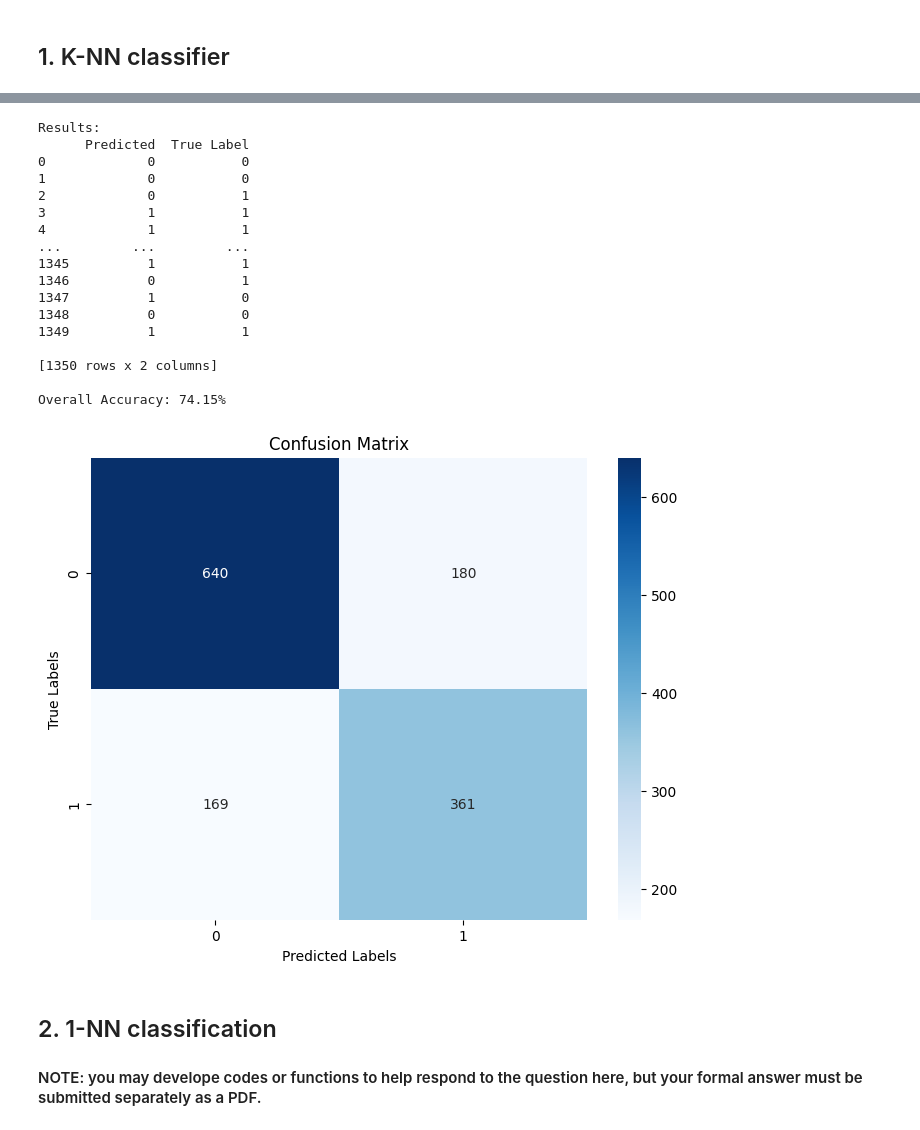
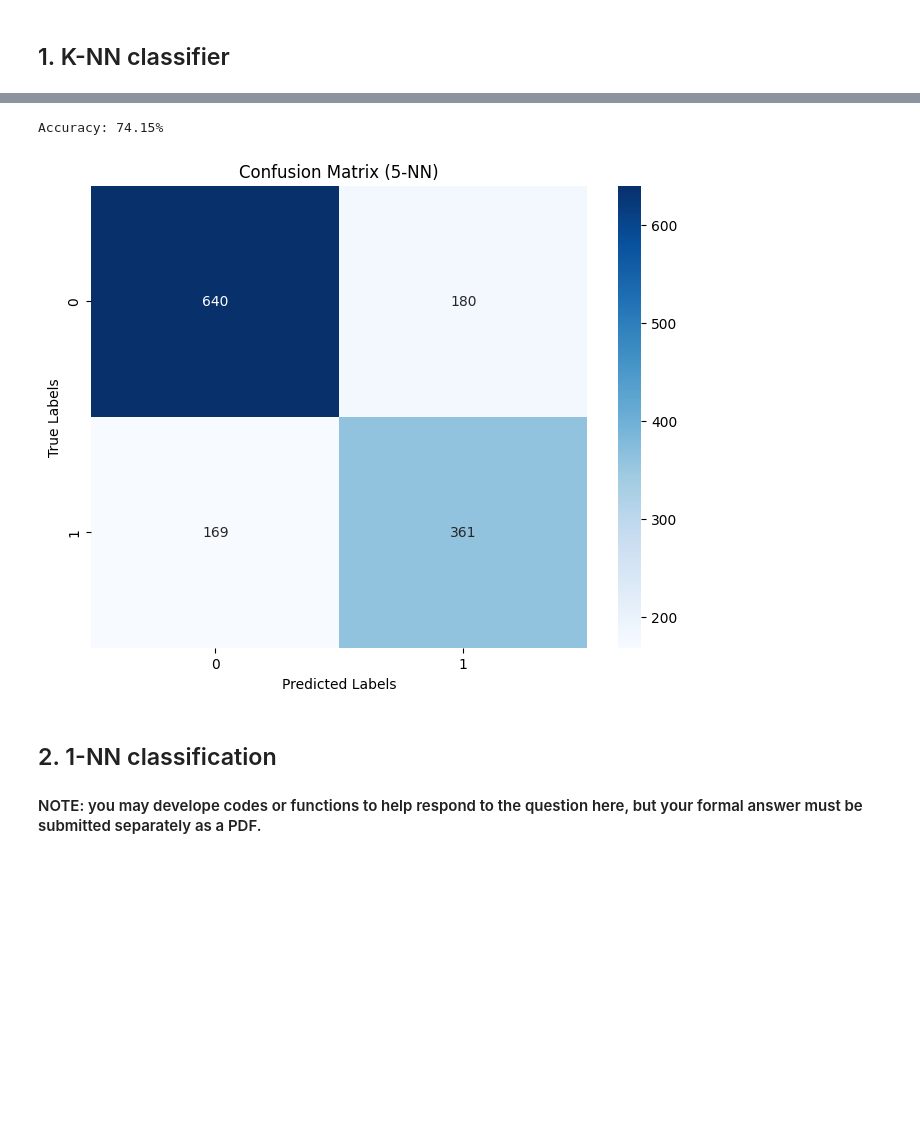
Before and after one commit to JZYNX/ML-assignment-1, a Jupyter notebook: COMP30027_2024_asst1_template.ipynb, the cells around one changed output, grey strips where cells are left out. Drawn from its saved outputs; the diff is of its cells as text; code cells hidden in the pictures; blank space fills up the shorter version.

Commit message:
saved images to results for discussion

```diff
--- a/COMP30027_2024_asst1_template.ipynb
+++ b/COMP30027_2024_asst1_template.ipynb
@@ -155,3 +89,24 @@ class KNNClassifier:
+# %%
+from tabulate import tabulate
+
+def reportToTable(report, max_support):
+    '''
+    Helper function to convert a classification report from sklearn into a readable table from tabulate
+    '''
+    # Convert report to table
+    table = []
+    for label, metrics in report.items():
+        if label == 'accuracy':
+            accuracy = round(metrics, 2)  # Round accuracy to two decimal places
+            table.append(['accuracy', '', '', accuracy, max_support])
+        else:
+            precision = round(metrics['precision'], 2)  # Round precision to two decimal places
+            recall = round(metrics['recall'], 2)  # Round recall to two decimal places
+            f1_score = round(metrics['f1-score'], 2)  # Round F1-score to two decimal places
+            table.append([label, precision, recall, f1_score, metrics['support']])
+
+    table = tabulate(table, headers=['Class', 'Precision', 'Recall', 'F1-score', 'Support'], tablefmt='grid')
+    return table
 # %%
 # Read training and testing dataset into dataframes
 train_df = pd.read_csv("winequality-train.csv")
@@ -226,51 +122,40 @@ Name: quality, dtype: int64
 # %%
 # Initiate the KNN classifier and fit it to the training data
 knn = KNNClassifier(k=5, debug=False)
 knn.fit(X_train, y_train)
 
 # Visualise the predictions made by KNN Classifier
 # Make predictions on the test data
 predictions = knn.predict(X_test)
 true_labels = y_test
 
-results_df = pd.DataFrame({'Predicted': predictions, 'True Label': true_labels})
+# Get Classification Report
+report = classification_report(true_labels, predictions, output_dict=True)
+table = reportToTable(report, len(X_train))
 
-# Calculate accuracy
-accuracy = round(np.mean(predictions == true_labels) * 100, 2)
+# Save classification report table to a file
+report_file_path = os.path.join(directory, '5-NN_classification_report.txt')
+with open(report_file_path, 'w') as file:
+    file.write(table)
 
-print("Results:")
-print(results_df)
-print(f"\nOverall Accuracy: {accuracy}%")
+# Print Accuracy
+accuracy = report['accuracy']
+print(f"\nAccuracy: {round(accuracy * 100, 2)}%")
 
 # Confusion Matrix
 conf_matrix = confusion_matrix(true_labels, predictions)
 
-# Plot confusion matrix
+# Plot and save confusion matrix
+confusion_matrix_file_path = os.path.join(directory, '5-NN_confusion_matrix.png')
 plt.figure(figsize=(8, 6))
 sns.heatmap(conf_matrix, annot=True, fmt='d', cmap='Blues')
 plt.xlabel('Predicted Labels')
 plt.ylabel('True Labels')
-plt.title('Confusion Matrix')
-plt.show()
+plt.title('Confusion Matrix (5-NN)')
+plt.savefig(confusion_matrix_file_path)
 # %% [output]
-Results:
-      Predicted  True Label
-0             0           0
-1             0           0
-2             0           1
-3             1           1
-4             1           1
-...         ...         ...
-1345          1           1
-1346          0           1
-1347          1           0
-1348          0           0
-1349          1           1
-
-[1350 rows x 2 columns]
-
-Overall Accuracy: 74.15%
+Accuracy: 74.15%
-[figure, old version]
+[figure, new version]
 # %% [markdown]
 ## 2. 1-NN classification
 
```
Also changed, not shown: parts of 15 cells of this notebook, 11 other files.
